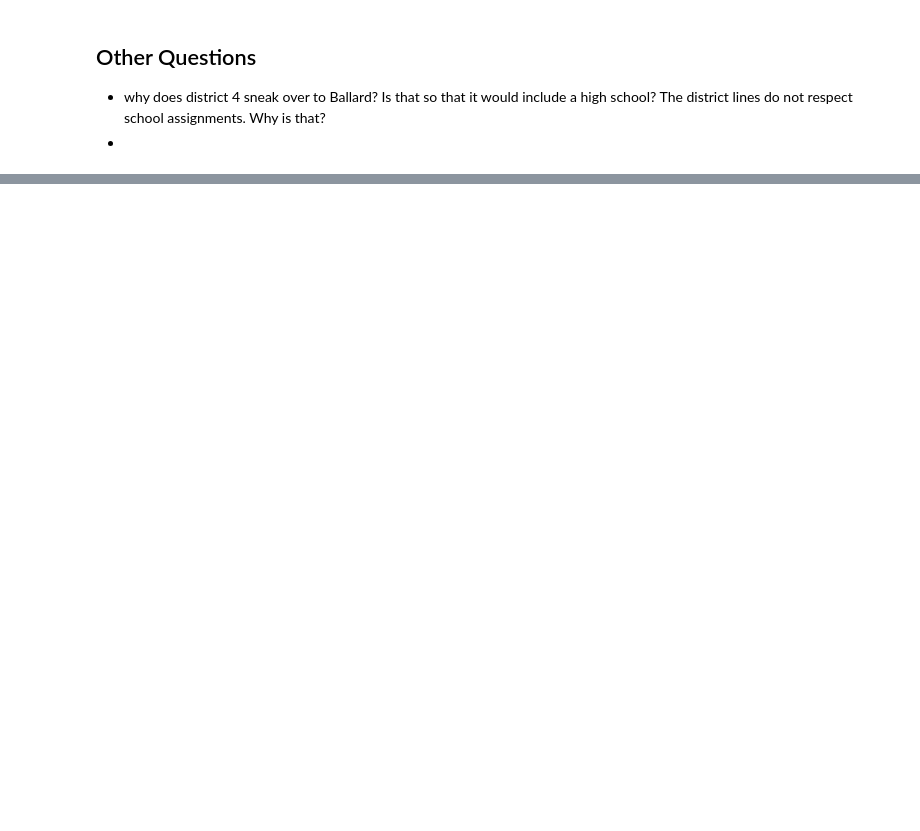
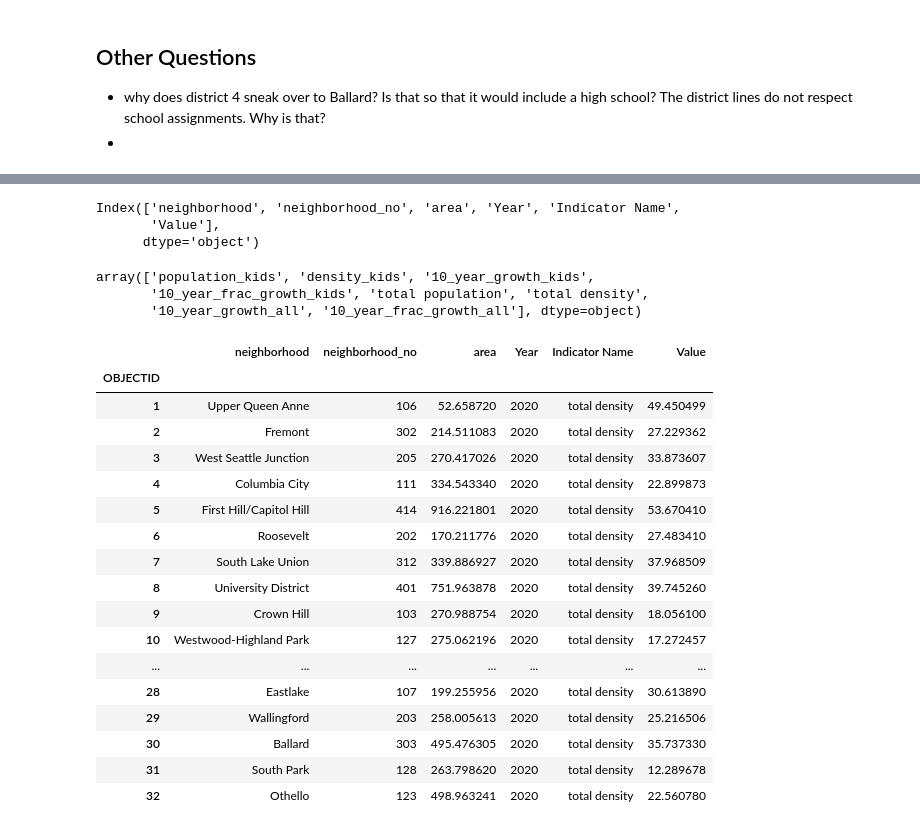
Before and after one commit to lauraminter/seattle-kids, a Jupyter notebook: seattle_kids_01_data_cleaning.ipynb, the cells around one changed output, grey strips where cells are left out. Drawn from its saved outputs; the diff is of its cells as text; code cells hidden in the pictures; blank space fills up the shorter version.

Commit message:
fixed neighborhood name issue in dashboard as well as issue with column names that lead to a few empty plots

```diff
--- a/seattle_kids_01_data_cleaning.ipynb
+++ b/seattle_kids_01_data_cleaning.ipynb
@@ -521,9 +521,13 @@ Indicators include total population for the year, kid population for the year, 1
 # start with a copy of the kid dataframe
 df = ucvpop[['NEIGH_NO', 'NEIGH_NAME','AREA_ACRES', 'F1990_PL_data_TOT_POP','F2000_PL_data_TOT_POP',
       'F2010_PL_data_TOT_POP','F2020_PL_data_TOT_POP']].copy()
+
+# drop the two industrial districts
 df.drop(index = 12, inplace = True)
 df.drop(index = 17, inplace = True)
-df.columns = ['neighborhood','neighborhood_no','area','1990','2000','2010','2020']
+
+# rename columns to be readable
+df.columns = ['neighborhood_no','neighborhood','area','1990','2000','2010','2020']
 
 # break it down by year
 df1990 = df[['neighborhood', 'neighborhood_no','area','1990']].copy()
@@ -552,19 +556,22 @@ df2020['10_year_frac_growth_all'] = (df2020['total population'] - df2010['total
 df2010['10_year_frac_growth_all'] = (df2010['total population'] - df2000['total population'])/df2000['total population']
 df2000['10_year_frac_growth_all'] = (df2000['total population'] - df1990['total population'])/df1990['total population']
 
+df2020['total density'] = (df2020['total population'])/df2010['area']
+df2010['total density'] = (df2010['total population'])/df2000['area']
+df2000['total density'] = (df2000['total population'])/df1990['area']
+df1990['total density'] = (df1990['total population'])/df1990['area']
 
 # Reorganize the dataframes: turn the individual columns into rows
 #    we have a column for `Indicator Name` and a column for `Value`
 
 # start with a datframe with all years combined
 fullpopdf = pd.concat([df1990,df2000,df2010,df2020])
-fullpopdf['density'] = fullpopdf['total population']/fullpopdf['area']
+#fullpopdf['density'] = fullpopdf['total population']/fullpopdf['area']
 
 # identify the columns we will need
 # basic columns appear in all records
-basiccols = ['neighborhood', 'neighborhood_no','area']
-indicators = ['total population','density','10_year_growth_all','10_year_frac_growth_all']
-
+basiccols = ['neighborhood_no', 'neighborhood','area']
+indicators = ['total population','total density','10_year_growth_all','10_year_frac_growth_all']
 
 
 dfs = []#empty list for accumulating dataframes to concatenate
@@ -580,9 +587,9 @@ for ind in indicators:
 
 # put all the dataframes together and drop indicator columns
 allagesdf = pd.concat(dfs)
-allagesdf.drop(columns = ['10_year_growth_all','10_year_frac_growth_all','density','total population'], inplace = True)
+allagesdf.drop(columns = ['10_year_growth_all','10_year_frac_growth_all','total density','total population'], inplace = True)
 
-# save the datframe to a file
+# save the dataframe to a file
 allagesdf.to_csv('./data/dash-data-allages.csv')
 # %%
 # Now do the same data reorginzation for the kid data
@@ -617,16 +624,20 @@ df2020['10_year_frac_growth_kids'] = (df2020['population_kids'] - df2010['popula
 df2010['10_year_frac_growth_kids'] = (df2010['population_kids'] - df2000['population_kids'])/df2000['population_kids']
 df2000['10_year_frac_growth_kids'] = (df2000['population_kids'] - df1990['population_kids'])/df1990['population_kids']
 
+df2020['density_kids'] = (df2020['population_kids'])/df2010['area']
+df2010['density_kids'] = (df2010['population_kids'])/df2000['area']
+df2000['density_kids'] = (df2000['population_kids'])/df1990['area']
+df1990['density_kids'] = (df1990['population_kids'])/df1990['area']
+
 # Reorganize the dataframes: turn the individual columns into rows
 #    we have a column for `Indicator Name` and a column for `Value`
 
 # start with a datframe with all years combined
 fulldf = pd.concat([df1990,df2000,df2010,df2020])
-fulldf['density_kids'] = fulldf['population_kids']/fulldf['area']
 
 # identify the columns we will need
 # basic columns appear in all records
-basiccols = ['neighborhood', 'neighborhood_no','area']
+basiccols = ['neighborhood_no', 'neighborhood','area']
 indicators = ['population_kids','density_kids','10_year_growth_kids','10_year_frac_growth_kids']
 
 dfs = [] #empty list for accumulating dataframes to concatenate
@@ -648,0 +686,33 @@ combineddf.to_csv('./data/dash-data-combined.csv')
+# %%
+combineddf.columns
+# %% [output]
+Index(['neighborhood', 'neighborhood_no', 'area', 'Year', 'Indicator Name',
+       'Value'],
+      dtype='object')
+# %%
+combineddf['Indicator Name'].unique()
+# %% [output]
+array(['population_kids', 'density_kids', '10_year_growth_kids',
+       '10_year_frac_growth_kids', 'total population', 'total density',
+       '10_year_growth_all', '10_year_frac_growth_all'], dtype=object)
+# %%
+combineddf[(combineddf['Year']==2020) & (combineddf['Indicator Name']=='total density')]
+# %% [output]
+|  | neighborhood | neighborhood_no | area | Year | Indicator Name | Value |
+| OBJECTID |  |  |  |  |  |  |
+| 1 | Upper Queen Anne | 106 | 52.658720 | 2020 | total density | 49.450499 |
+| 2 | Fremont | 302 | 214.511083 | 2020 | total density | 27.229362 |
+| 3 | West Seattle Junction | 205 | 270.417026 | 2020 | total density | 33.873607 |
+| 4 | Columbia City | 111 | 334.543340 | 2020 | total density | 22.899873 |
+| 5 | First Hill/Capitol Hill | 414 | 916.221801 | 2020 | total density | 53.670410 |
+| 6 | Roosevelt | 202 | 170.211776 | 2020 | total density | 27.483410 |
+| 7 | South Lake Union | 312 | 339.886927 | 2020 | total density | 37.968509 |
+| 8 | University District | 401 | 751.963878 | 2020 | total density | 39.745260 |
+| 9 | Crown Hill | 103 | 270.988754 | 2020 | total density | 18.056100 |
+| 10 | Westwood-Highland Park | 127 | 275.062196 | 2020 | total density | 17.272457 |
+| ... | ... | ... | ... | ... | ... | ... |
+| 28 | Eastlake | 107 | 199.255956 | 2020 | total density | 30.613890 |
+| 29 | Wallingford | 203 | 258.005613 | 2020 | total density | 25.216506 |
+| 30 | Ballard | 303 | 495.476305 | 2020 | total density | 35.737330 |
+| 31 | South Park | 128 | 263.798620 | 2020 | total density | 12.289678 |
+| 32 | Othello | 123 | 498.963241 | 2020 | total density | 22.560780 |
```
Also changed, not shown: parts of 6 cells of this notebook, 3 other files.
